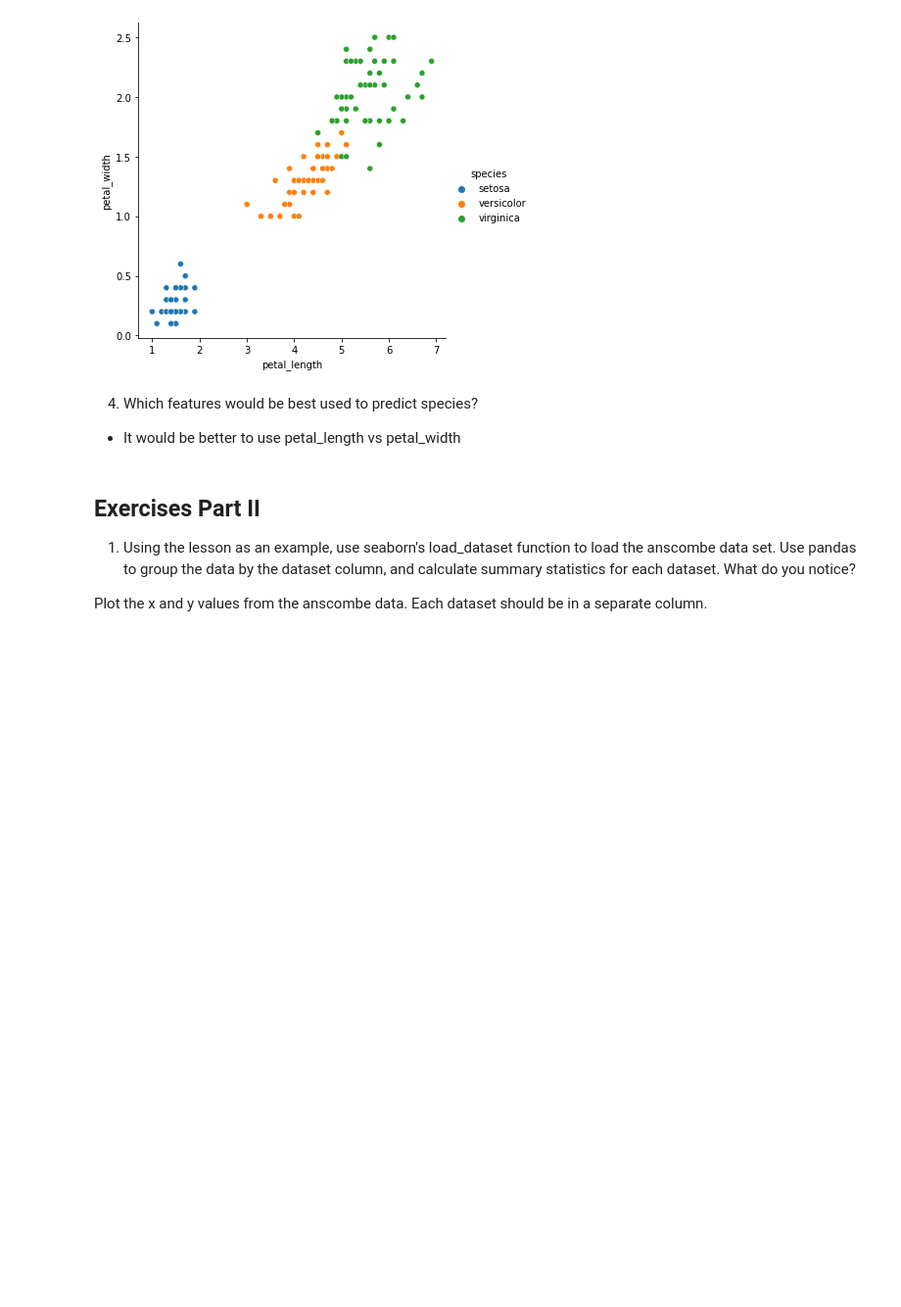
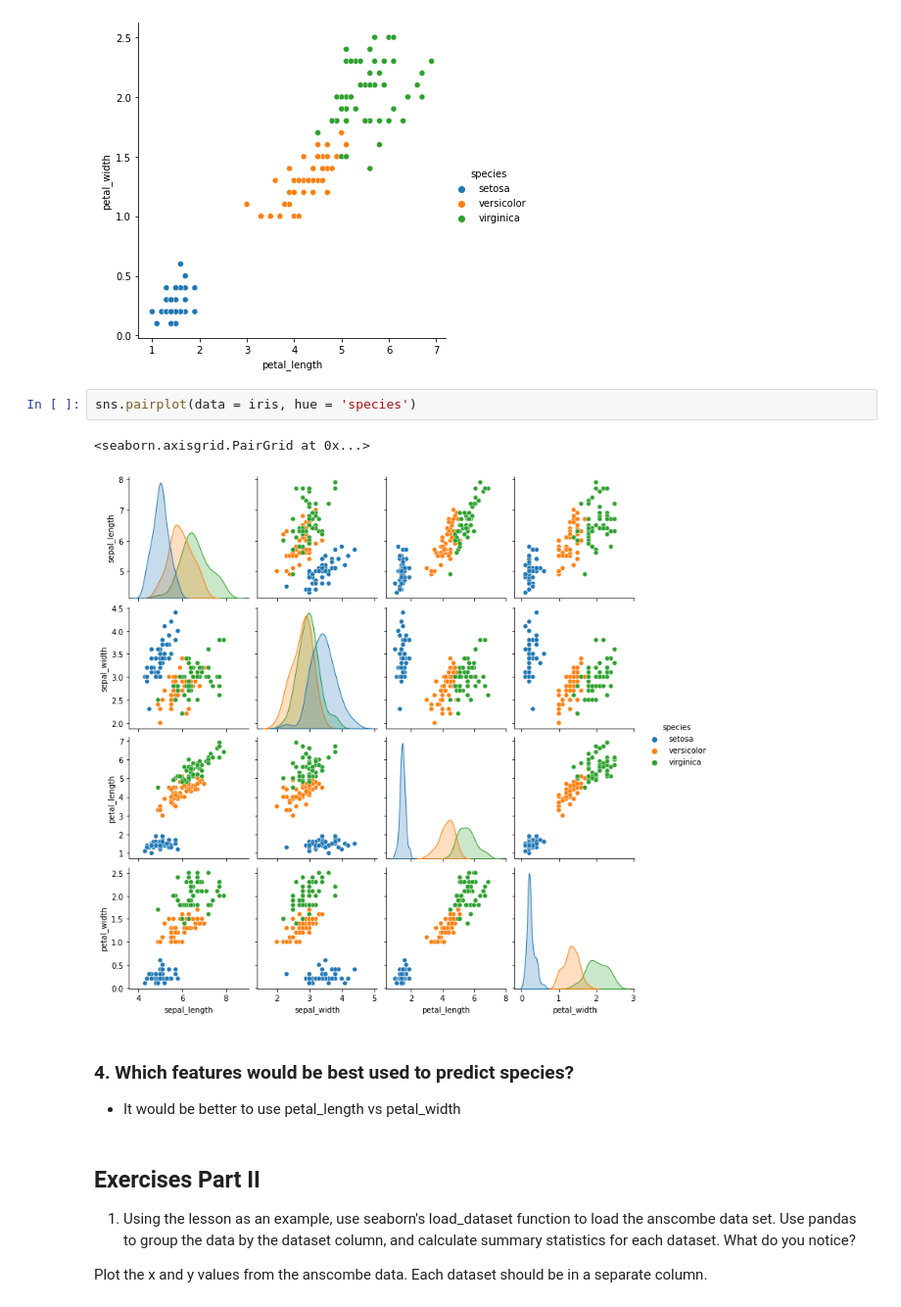
Before and after one commit to brentschriver/numpy-pandas-visualization-exercises, a Jupyter notebook: seaborn_exercises.ipynb, the cells around one changed output. Shown at 98% size. Cells and saved outputs as stored; diff of their text form; blank space fills up the shorter version.

```diff
--- a/seaborn_exercises.ipynb
+++ b/seaborn_exercises.ipynb
@@ -81,8 +61,13 @@ sns.relplot(data = iris, x = 'petal_length', y = 'petal_width',
 # %% [output]
 <seaborn.axisgrid.FacetGrid at 0x...>
 [figure]
+# %%
+sns.pairplot(data = iris, hue = 'species')
+# %% [output]
+<seaborn.axisgrid.PairGrid at 0x...>
+[figure, added]
 # %% [markdown]
-4. Which features would be best used to predict species?
+### 4. Which features would be best used to predict species?
 * It would be better to use petal_length vs petal_width
 # %% [markdown]
 ## Exercises Part II
```
Also changed, not shown: parts of 19 cells of this notebook, 2 other files.
